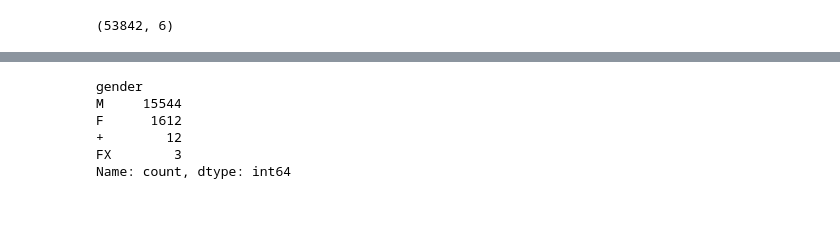
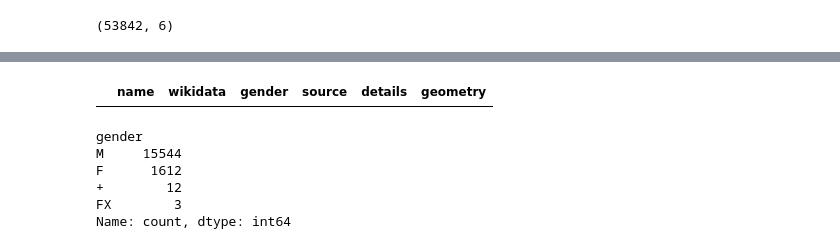
Before and after one commit to technologiestiftung/odis-cardgame, a Jupyter notebook: cardgame/scripts/getFemaleStreetNames.ipynb, the cells around one changed output, grey strips where cells are left out. Drawn from its saved outputs; the diff is of its cells as text; code cells hidden in the pictures; blank space fills up the shorter version.

```diff
--- a/cardgame/scripts/getFemaleStreetNames.ipynb
+++ b/cardgame/scripts/getFemaleStreetNames.ipynb
@@ -43,3 +65,7 @@ df_streets_gender.shape
+# %%
+df_streets_gender[df_streets_gender["name"]== "Rose-Scheuer-Karpin-Straße"]
+# %% [output]
+|  | name | wikidata | gender | source | details | geometry |
 # %%
 df_streets_gender["gender"].value_counts()
 # %% [output]
```
Also changed, not shown: parts of 5 cells of this notebook, 12 other files.
